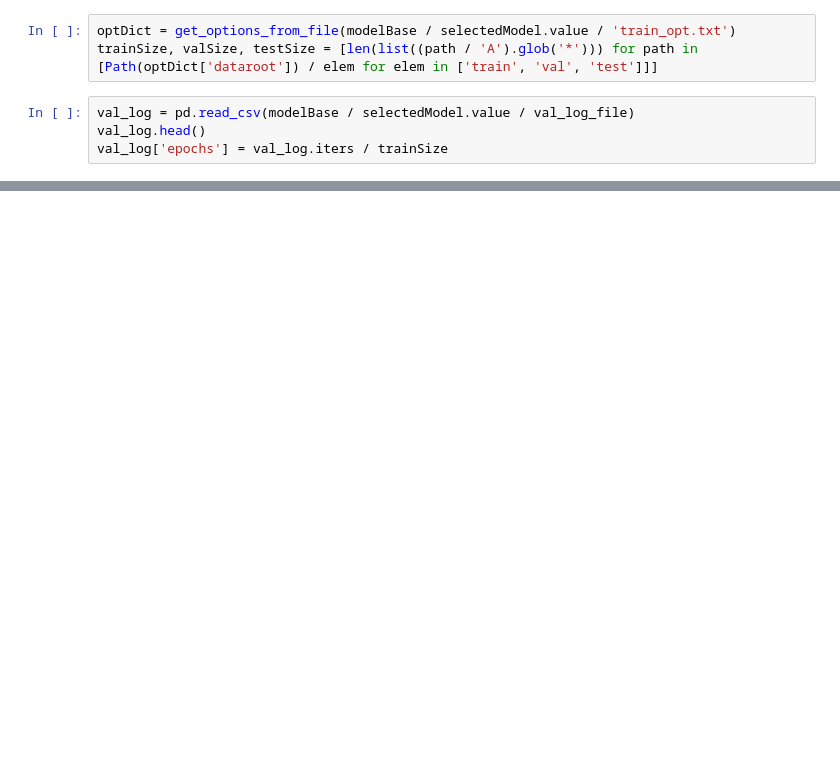
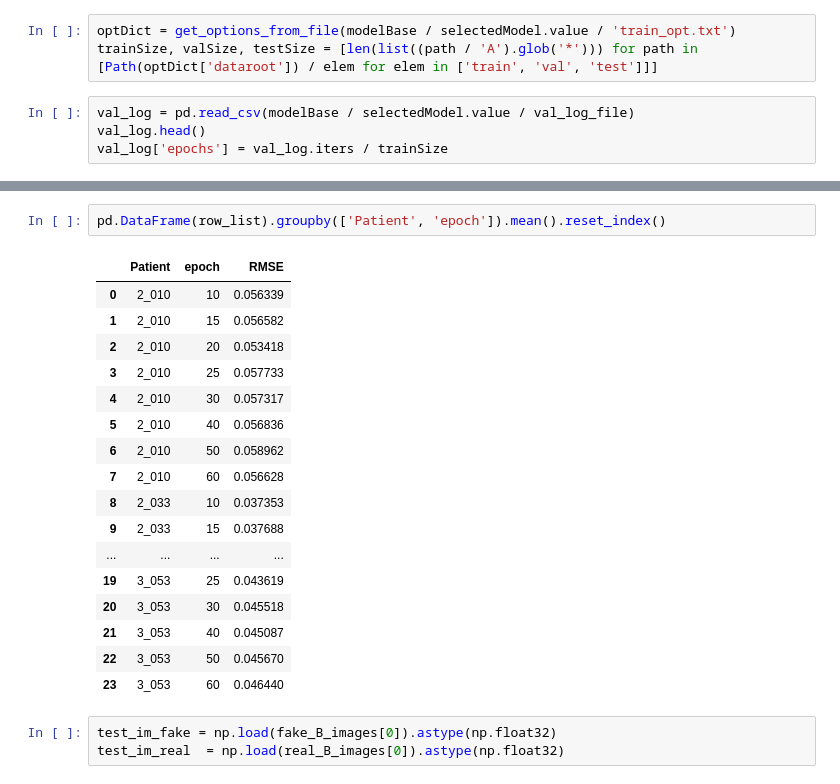
Before and after one commit to skarrea/pytorch-CycleGAN-and-pix2pix, a Jupyter notebook: displayModelPerformance.ipynb, the cells around one changed output, grey strips where cells are left out. Drawn from its saved outputs; the diff is of its cells as text; blank space fills up the shorter version.

```diff
--- a/displayModelPerformance.ipynb
+++ b/displayModelPerformance.ipynb
@@ -58,0 +160,23 @@ ax2.set_xlabel('total iters');
+# %%
+pd.DataFrame(row_list).groupby(['Patient', 'epoch']).mean().reset_index()
+# %% [output]
+|  | Patient | epoch | RMSE |
+| 0 | 2_010 | 10 | 0.056339 |
+| 1 | 2_010 | 15 | 0.056582 |
+| 2 | 2_010 | 20 | 0.053418 |
+| 3 | 2_010 | 25 | 0.057733 |
+| 4 | 2_010 | 30 | 0.057317 |
+| 5 | 2_010 | 40 | 0.056836 |
+| 6 | 2_010 | 50 | 0.058962 |
+| 7 | 2_010 | 60 | 0.056628 |
+| 8 | 2_033 | 10 | 0.037353 |
+| 9 | 2_033 | 15 | 0.037688 |
+| ... | ... | ... | ... |
+| 19 | 3_053 | 25 | 0.043619 |
+| 20 | 3_053 | 30 | 0.045518 |
+| 21 | 3_053 | 40 | 0.045087 |
+| 22 | 3_053 | 50 | 0.045670 |
+| 23 | 3_053 | 60 | 0.046440 |
+# %%
+test_im_fake = np.load(fake_B_images[0]).astype(np.float32)
+test_im_real  = np.load(real_B_images[0]).astype(np.float32)
```
Also changed, not shown: parts of 13 cells of this notebook, 15 other files.
